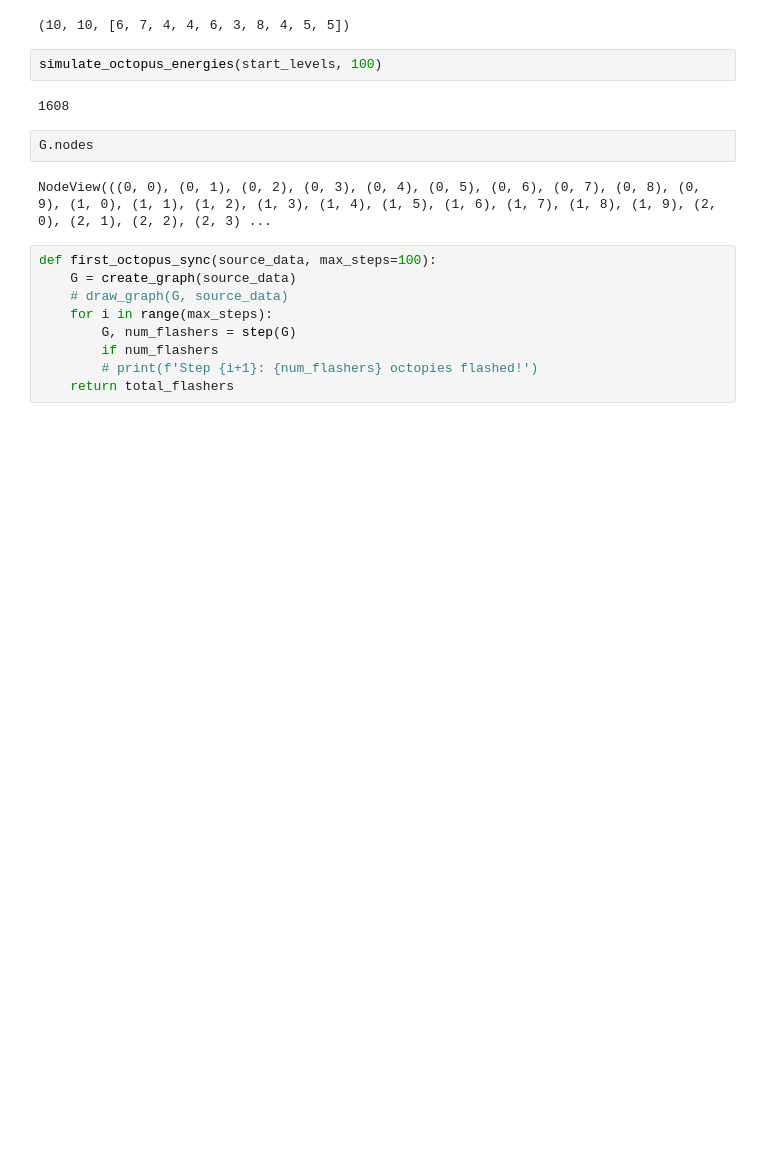
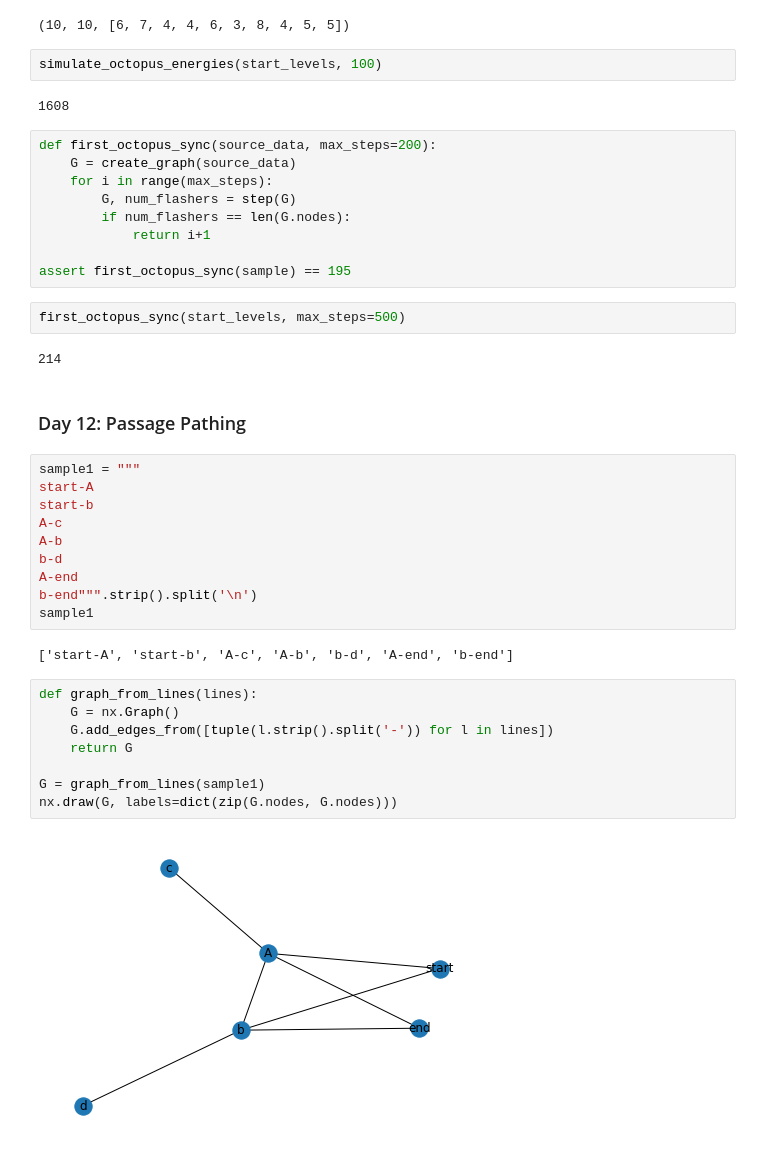
Before and after one commit to jo25425/advent_of_code, a Jupyter notebook: Advent of Code.ipynb, the cells around one changed output. Cells and saved outputs as stored; diff of their text form; blank space fills up the shorter version.

Commit message:
Yay, more graph and recursion

```diff
--- a/Advent of Code.ipynb
+++ b/Advent of Code.ipynb
@@ -866,16 +866,40 @@ len(start_levels), len(start_levels[0]), start_levels[0]
 simulate_octopus_energies(start_levels, 100)
 # %% [output]
 1608
-# %%
-G.nodes
-# %% [output]
-NodeView(((0, 0), (0, 1), (0, 2), (0, 3), (0, 4), (0, 5), (0, 6), (0, 7), (0, 8), (0, 9), (1, 0), (1, 1), (1, 2), (1, 3), (1, 4), (1, 5), (1, 6), (1, 7), (1, 8), (1, 9), (2, 0), (2, 1), (2, 2), (2, 3) ...
 # %%
-def first_octopus_sync(source_data, max_steps=100):
+def first_octopus_sync(source_data, max_steps=200):
     G = create_graph(source_data)
-    # draw_graph(G, source_data)
     for i in range(max_steps):
         G, num_flashers = step(G)
-        if num_flashers
-        # print(f'Step {i+1}: {num_flashers} octopies flashed!')
-    return total_flashers
+        if num_flashers == len(G.nodes):
+            return i+1
+
+assert first_octopus_sync(sample) == 195
+# %%
+first_octopus_sync(start_levels, max_steps=500)
+# %% [output]
+214
+# %% [markdown]
+### Day 12: Passage Pathing
+# %%
+sample1 = """
+start-A
+start-b
+A-c
+A-b
+b-d
+A-end
+b-end""".strip().split('\n')
+sample1
+# %% [output]
+['start-A', 'start-b', 'A-c', 'A-b', 'b-d', 'A-end', 'b-end']
+# %%
+def graph_from_lines(lines):
+    G = nx.Graph()
+    G.add_edges_from([tuple(l.strip().split('-')) for l in lines])
+    return G
+
+G = graph_from_lines(sample1)
+nx.draw(G, labels=dict(zip(G.nodes, G.nodes)))
+# %% [output]
+[figure, added]
```
Also changed, not shown: parts of 3 cells of this notebook, 1 other file.
